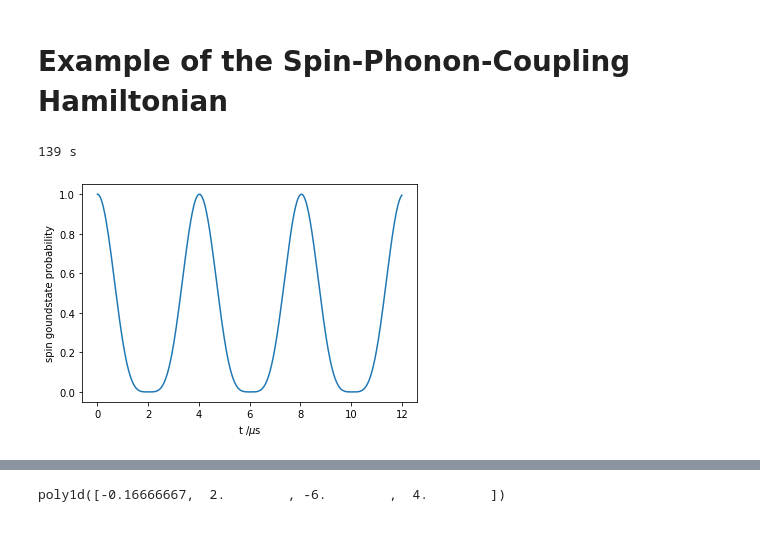
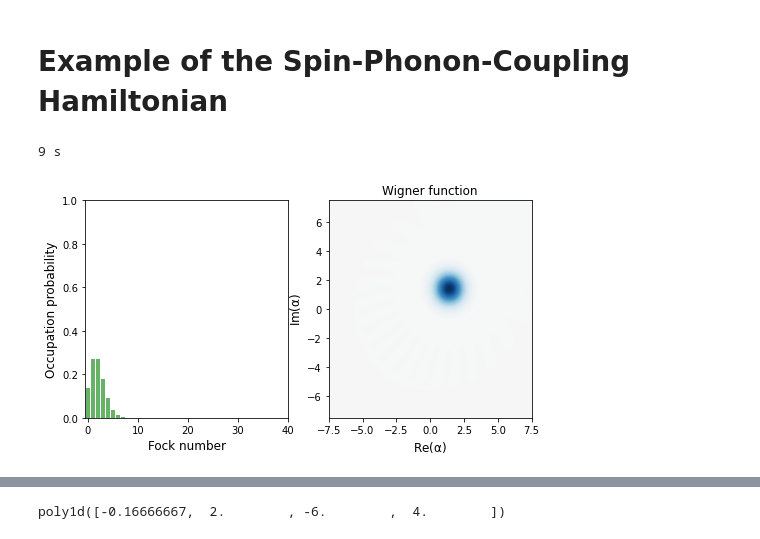
Before and after one commit to R-Thomm/Robin-Master, a Jupyter notebook: squeezed.ipynb, the cells around one changed output, grey strips where cells are left out. Drawn from its saved outputs; the diff is of its cells as text; code cells hidden in the pictures.

```diff
--- a/squeezed.ipynb
+++ b/squeezed.ipynb
@@ -266,26 +272,24 @@ One finds that for the coherent displacement $\alpha$, an exponential fit of the
 # %% [markdown]
 # Example of the Spin-Phonon-Coupling Hamiltonian
 # %%
+n = 20
 t1 = time.time()
-# psiPS = tensor(fock_dm(2, 1), resultQQ.states[-1])
-psiPS = tensor(fock_dm(2, 0), fock_dm(n, 0))
+# psiPS = tensor(fock_dm(2, 0), fock_dm(n, 2)) # single fock state
+psiPS = tensor(fock_dm(2, 0), 0.5*(fock_dm(n, 1)+fock_dm(n, 4))) # superposition of fock states
+psiPS = tensor(fock_dm(2, 0), coherent_dm(n, 1+1j)) # single fock state
 
 n_LD = 0.1
+
 w0 = 2*np.pi*2.5
 wz = w0
 Omega = 2*np.pi*3.7
 
 pg = tensor(Qobj([[1,0],[0,0]]), qeye(n)) # projector on the ground state
 
 times = np.linspace(0, 12, 600)
-res = mesolve(H_spin_phonon_coupling(w0, wz, w0, n_LD, n), psiPS, times)
-
-psi_g = expect(pg, res.states)**2
-plt.plot(times, psi_g)
-plt.xlabel(r't /$\mu$s')
-plt.ylabel(r'spin goundstate probability')
-plt.show
+res = mesolve(H_spin_phonon_coupling(w0, wz, Omega, n_LD, n), psiPS, times)
+plot_wigner_fock_distribution(psiPS)
 print(round(time.time()-t1), "s")
 # %% [output]
-139 s
+9 s
-[figure, old version]
+[figure, new version]
```
Also changed, not shown: parts of 9 cells of this notebook, 1 other file.
